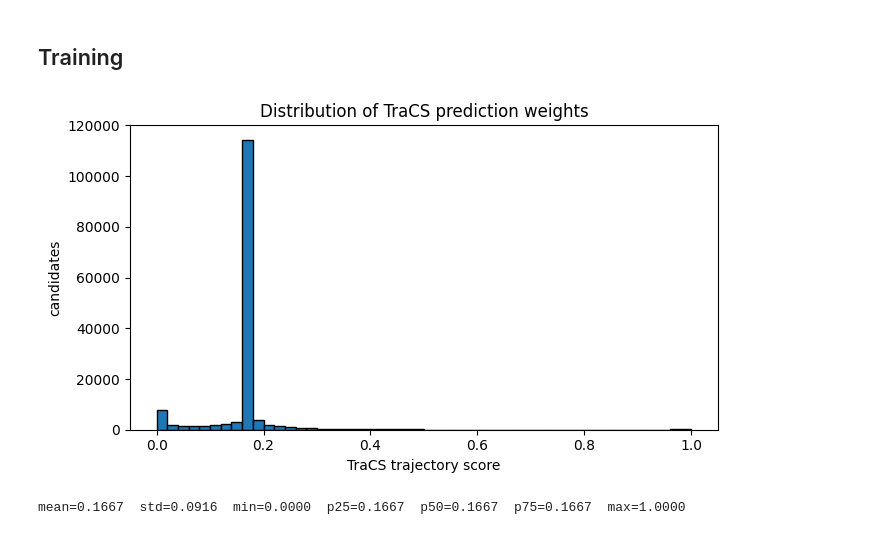
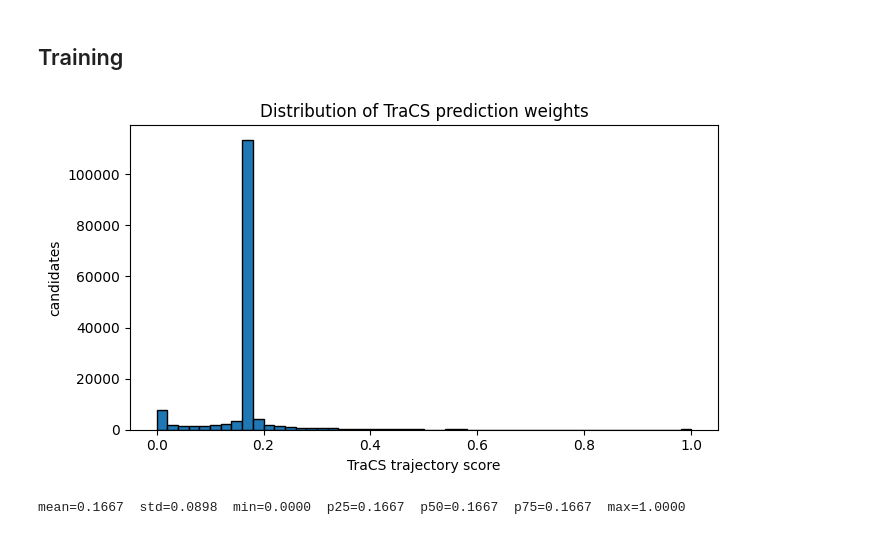
Before and after one commit to simon-kohaut/TraCS, a Jupyter notebook: examples/tracs_train.ipynb, the cells around one changed output. Drawn from its saved outputs; the diff is of its cells as text; code cells hidden in the pictures.

```diff
--- a/examples/tracs_train.ipynb
+++ b/examples/tracs_train.ipynb
@@ -14,7 +14,7 @@ from torch import nn
 # %% [markdown]
 ## Load data
 # %%
-backbone = "DeMo"
+backbone = "Polaris"
 program_name = "non_vehicle"
 # %%
 data_root = Path("../data")
@@ -114,21 +167,21 @@ def optimal_weights_grid(log_tracs_scores, log_backbone_scores, predicted_tracks
 # %%
 train_data = pd.read_parquet(train_data_path)
 # %%
-tracs_scores = train_data["tracs_trajectory_score"].values
+tracs_scores = train_data["tracs_trajectory_score"].values.reshape(-1, 6)
 
 fig, ax = plt.subplots(figsize=(7, 4))
-ax.hist(tracs_scores, bins=50, edgecolor="black")
+ax.hist(tracs_scores.flatten(), bins=50, edgecolor="black")
 ax.set_xlabel("TraCS trajectory score")
 ax.set_ylabel("candidates")
 ax.set_title("Distribution of TraCS prediction weights")
 plt.tight_layout()
 plt.show()
 
-v = tracs_scores
+v = tracs_scores.flatten()
 print(f"mean={v.mean():.4f}  std={v.std():.4f}  min={v.min():.4f}  "
       f"p25={np.percentile(v,25):.4f}  p50={np.percentile(v,50):.4f}  "
       f"p75={np.percentile(v,75):.4f}  max={v.max():.4f}")
 # %% [output]
-[figure, old version]
+[figure, new version]
-mean=0.1667  std=0.0916  min=0.0000  p25=0.1667  p50=0.1667  p75=0.1667  max=1.0000
+mean=0.1667  std=0.0898  min=0.0000  p25=0.1667  p50=0.1667  p75=0.1667  max=1.0000
 # %%
```
Also changed, not shown: parts of 16 cells of this notebook, 1 other file.
